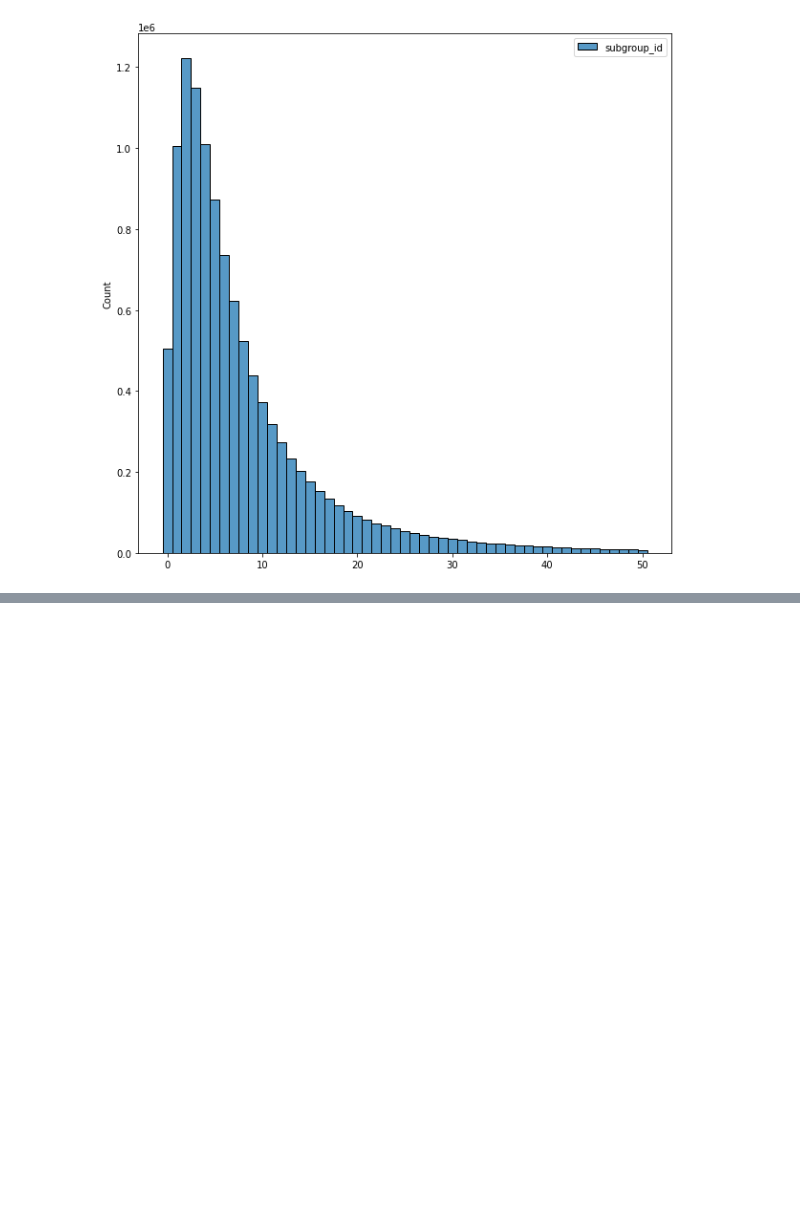
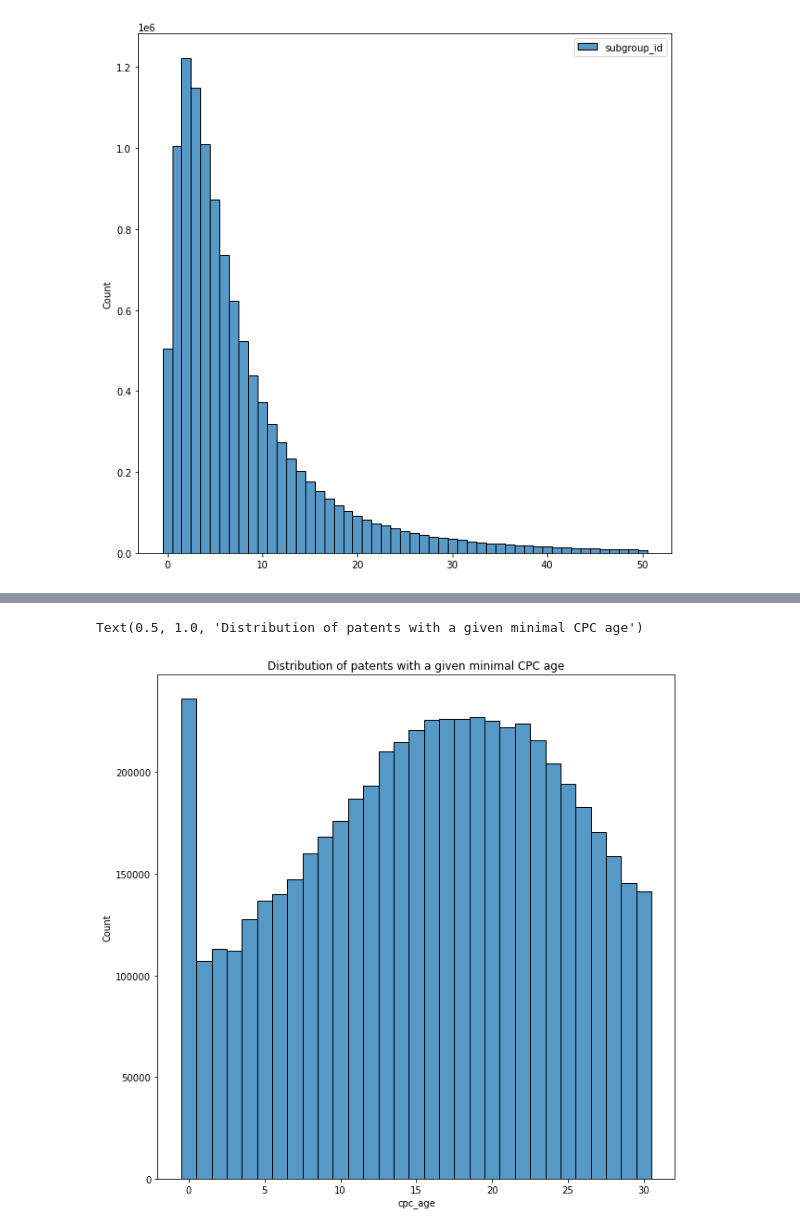
Before and after one commit to boreshkinai/patent-analysis, a Jupyter notebook: PatentsEDA.ipynb, the cells around one changed output, grey strips where cells are left out. Saved outputs shown, nothing was run; the diff lists cells and outputs as text; code cells hidden in the pictures; blank space fills up the shorter version.

```diff
--- a/PatentsEDA.ipynb
+++ b/PatentsEDA.ipynb
@@ -508,0 +525,7 @@ sns.histplot(CPCFULL_inventor, bins=51, binrange=(0,50), discrete=True)
+# %%
+CPCFULL_birth = ddf_patent[['date']].merge(ddf_cpc_full, how='left',
+                                           left_index=True, right_index=True).map_partitions(lambda x: x.drop_duplicates().\
+                                           groupby('subgroup_id').min()).compute()
+CPCFULL_birth = CPCFULL_birth.groupby('subgroup_id').min()
+
+CPCFULL_birth
@@ -508,0 +559,16 @@ sns.histplot(CPCFULL_inventor, bins=51, binrange=(0,50), discrete=True)
+# %%
+def month_diff(a, b):
+    return 12 * (a.dt.year - b.dt.year) + (a.dt.month - b.dt.month)
+
+def year_diff(a, b):
+    return a.dt.year - b.dt.year
+
+CPCFULL_patent = ddf_patent[['date']].merge(ddf_cpc_full, how='left', left_index=True, right_index=True)
+CPCFULL_patent = CPCFULL_patent.merge(
+                      CPCFULL_birth,
+                      how='inner', left_on='subgroup_id', right_index=True, suffixes=['_actual','_birth']
+    )
+CPCFULL_patent['cpc_age'] = year_diff(CPCFULL_patent['date_actual'], CPCFULL_patent['date_birth'])
+CPCFULL_patent = CPCFULL_patent.persist()
+
+CPCFULL_patent.compute()
@@ -508,0 +606,5 @@ sns.histplot(CPCFULL_inventor, bins=51, binrange=(0,50), discrete=True)
+# %%
+CPCFULL_patent = CPCFULL_patent.map_partitions(
+        lambda x: x.groupby(x.index).agg({'cpc_age': 'min', 'subgroup_id': 'nunique', 'date_actual': 'first'})
+    )
+CPCFULL_patent
@@ -508,0 +621,3 @@ sns.histplot(CPCFULL_inventor, bins=51, binrange=(0,50), discrete=True)
+# %%
+CPCFULL_patent_df = CPCFULL_patent.compute()
+CPCFULL_patent_df
@@ -508,0 +638,8 @@ sns.histplot(CPCFULL_inventor, bins=51, binrange=(0,50), discrete=True)
+# %%
+fig, ax = plt.subplots(figsize=(10, 10))
+
+sns.histplot(CPCFULL_patent_df['cpc_age'], bins=31, binrange=(0,30), discrete=True)
+plt.title('Distribution of patents with a given minimal CPC age')
+# %% [output]
+Text(0.5, 1.0, 'Distribution of patents with a given minimal CPC age')
+[figure, added]
```
Also changed, not shown: parts of 12 cells of this notebook.
